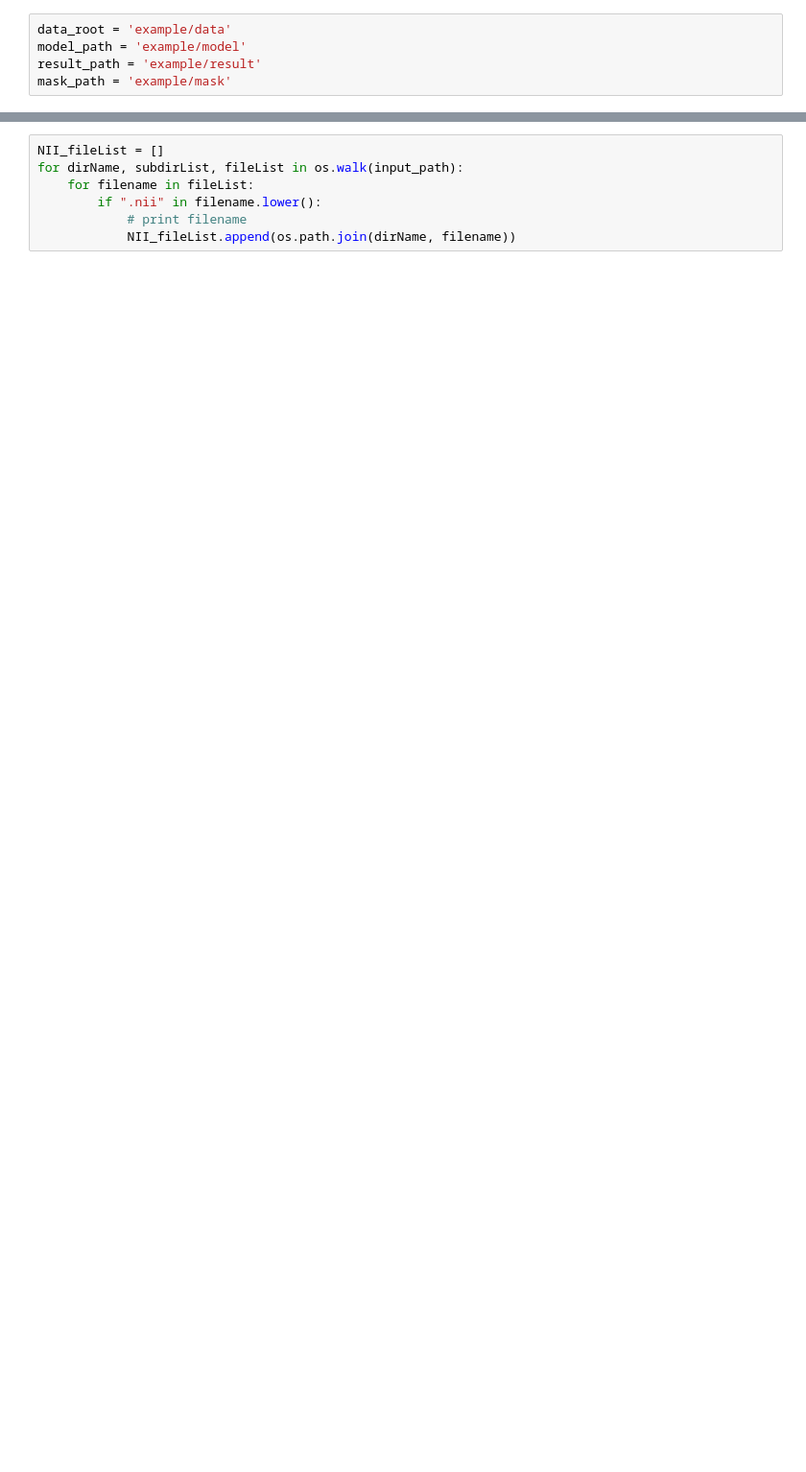
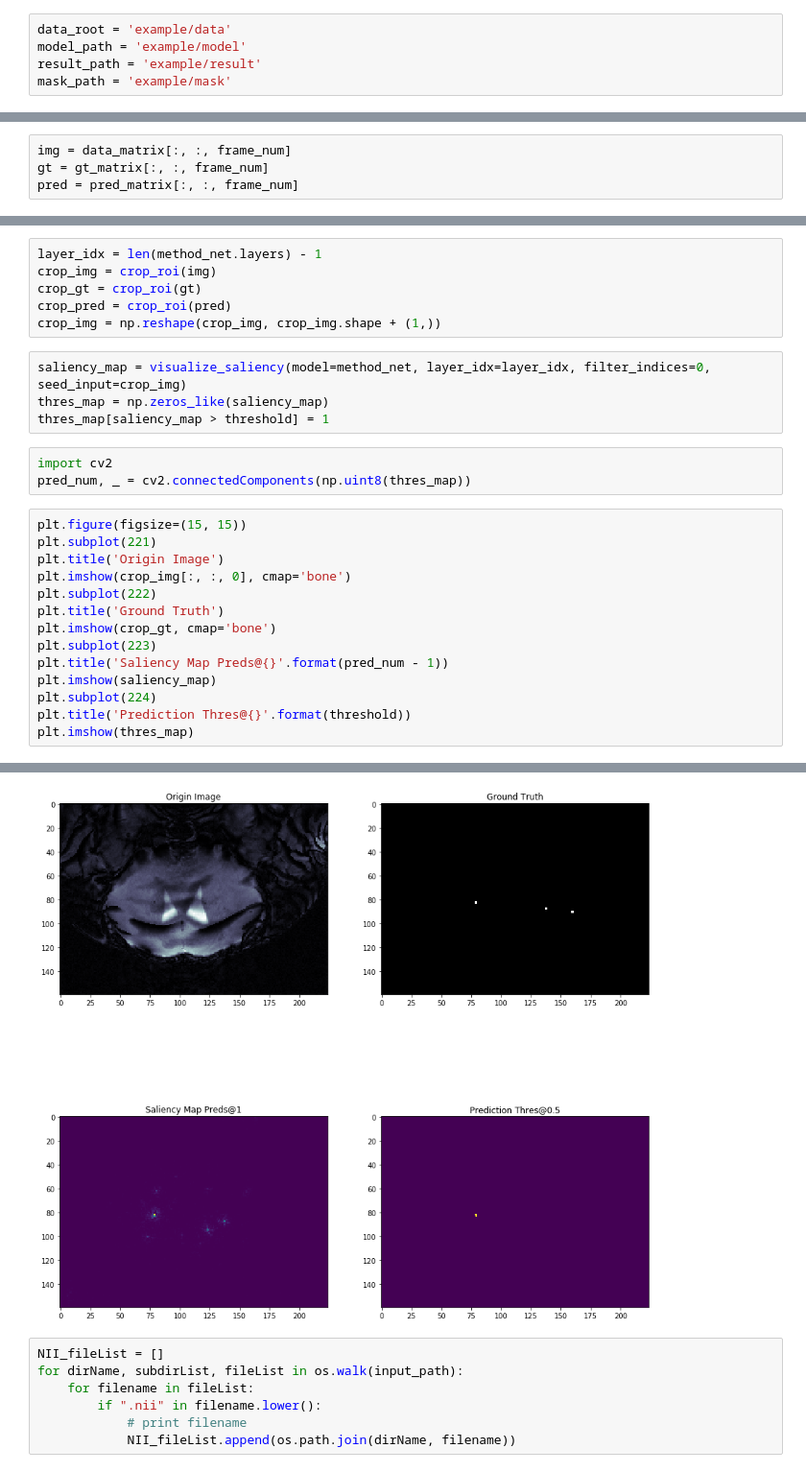
Before and after one commit to Robin970822/Brain_PM25, a Jupyter notebook: testSaliency.ipynb, the cells around one changed output, grey strips where cells are left out. Shown: that part at 96% size. Drawn from its saved outputs; the diff is of its cells as text; blank space fills up the shorter version.

```diff
--- a/testSaliency.ipynb
+++ b/testSaliency.ipynb
@@ -65,0 +60,4 @@ def crop_roi(img):
+# %%
+img = data_matrix[:, :, frame_num]
+gt = gt_matrix[:, :, frame_num]
+pred = pred_matrix[:, :, frame_num]
@@ -65,0 +67,28 @@ def crop_roi(img):
+# %%
+layer_idx = len(method_net.layers) - 1
+crop_img = crop_roi(img)
+crop_gt = crop_roi(gt)
+crop_pred = crop_roi(pred)
+crop_img = np.reshape(crop_img, crop_img.shape + (1,))
+# %%
+saliency_map = visualize_saliency(model=method_net, layer_idx=layer_idx, filter_indices=0, seed_input=crop_img)
+thres_map = np.zeros_like(saliency_map)
+thres_map[saliency_map > threshold] = 1
+# %%
+import cv2
+pred_num, _ = cv2.connectedComponents(np.uint8(thres_map))
+# %%
+plt.figure(figsize=(15, 15))
+plt.subplot(221)
+plt.title('Origin Image')
+plt.imshow(crop_img[:, :, 0], cmap='bone')
+plt.subplot(222)
+plt.title('Ground Truth')
+plt.imshow(crop_gt, cmap='bone')
+plt.subplot(223)
+plt.title('Saliency Map Preds@{}'.format(pred_num - 1))
+plt.imshow(saliency_map)
+plt.subplot(224)
+plt.title('Prediction Thres@{}'.format(threshold))
+plt.imshow(thres_map)
+# %% [output]
@@ -66,3 +96,4 @@ def crop_roi(img):
+[figure, added]
 # %%
 NII_fileList = []
 for dirName, subdirList, fileList in os.walk(input_path):
```
Also changed, not shown: parts of 21 cells of this notebook, 2 other files.
